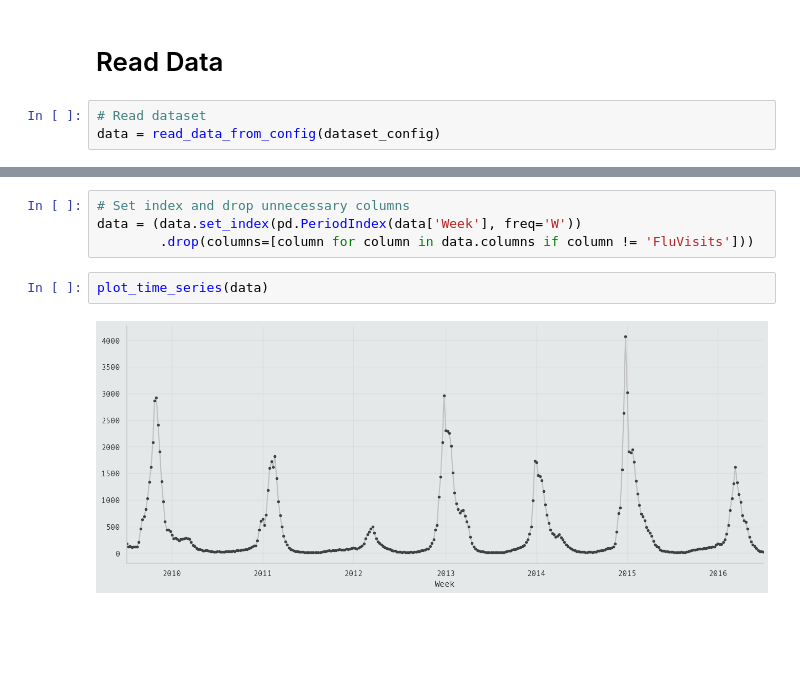
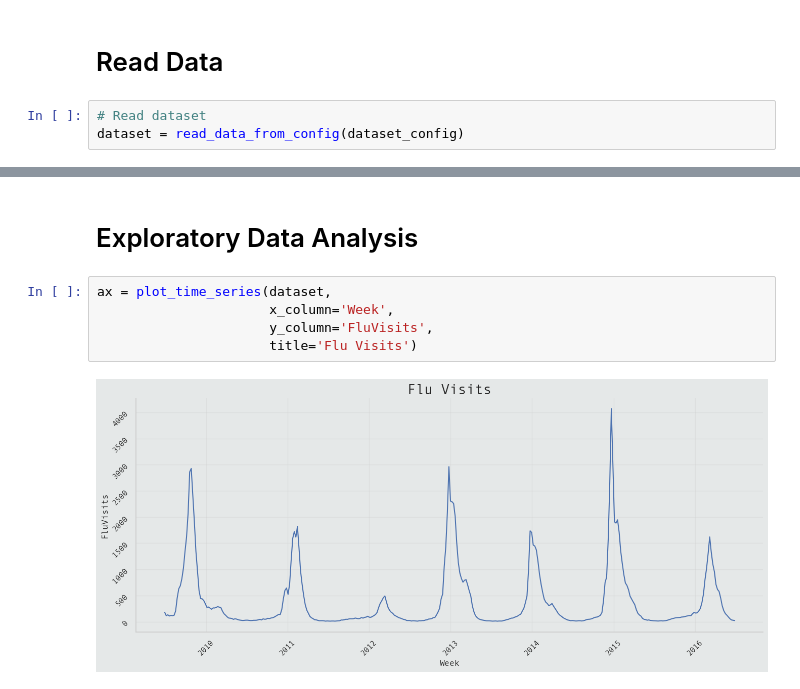
Before and after one commit to Volscente/TimeWarpForecast, a Jupyter notebook: notebooks/flu_trends/exploratory_data_analysis.ipynb, the cells around one changed output, grey strips where cells are left out. Saved outputs shown, nothing was run; the diff lists cells and outputs as text; blank space fills up the shorter version.

Commit message:
Refactor plot_time_series

```diff
--- a/notebooks/flu_trends/exploratory_data_analysis.ipynb
+++ b/notebooks/flu_trends/exploratory_data_analysis.ipynb
@@ -50,5 +50,5 @@ set_plot_characteristics(plot_characteristics)
 # Read Data
 # %%
 # Read dataset
-data = read_data_from_config(dataset_config)
+dataset = read_data_from_config(dataset_config)
 # %% [output]
@@ -65,8 +65,9 @@ data = read_data_from_config(dataset_config)
-# %%
-# Set index and drop unnecessary columns
-data = (data.set_index(pd.PeriodIndex(data['Week'], freq='W'))
-        .drop(columns=[column for column in data.columns if column != 'FluVisits']))
+# %% [markdown]
+# Exploratory Data Analysis
 # %%
-plot_time_series(data)
+ax = plot_time_series(dataset,
+                      x_column='Week',
+                      y_column='FluVisits',
+                      title='Flu Visits')
 # %% [output]
-[figure, old version]
+[figure, new version]
```
Also changed, not shown: parts of 3 cells of this notebook, 3 other files.
